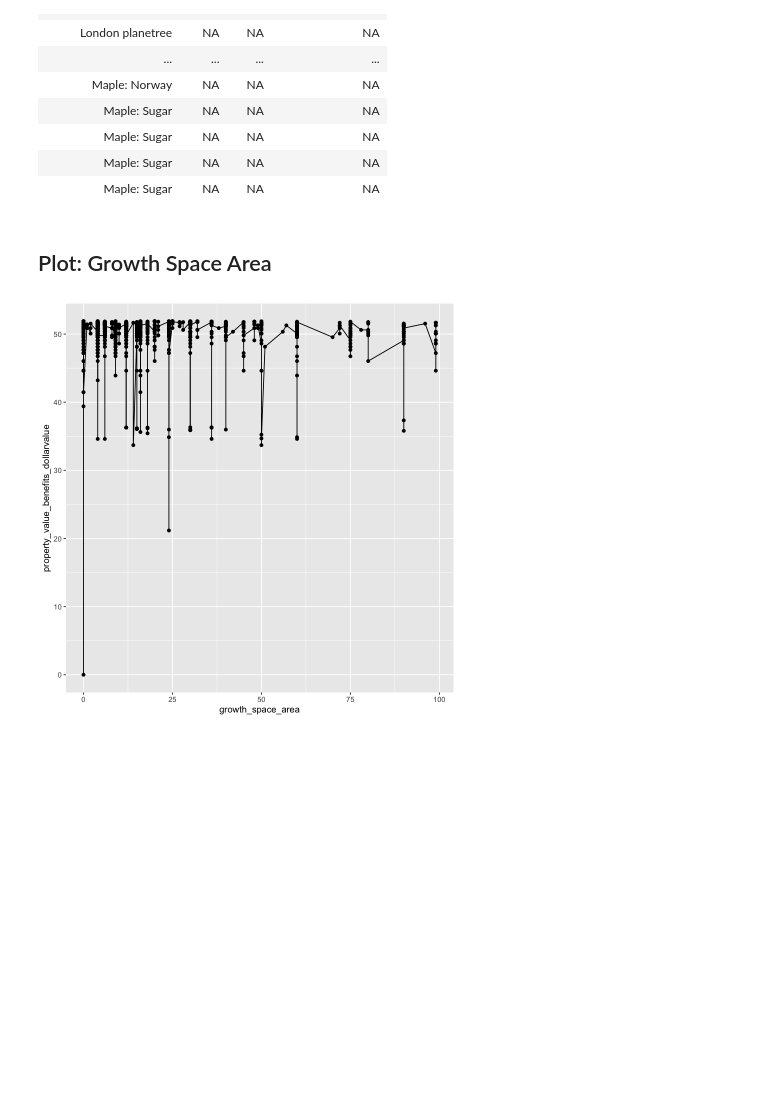
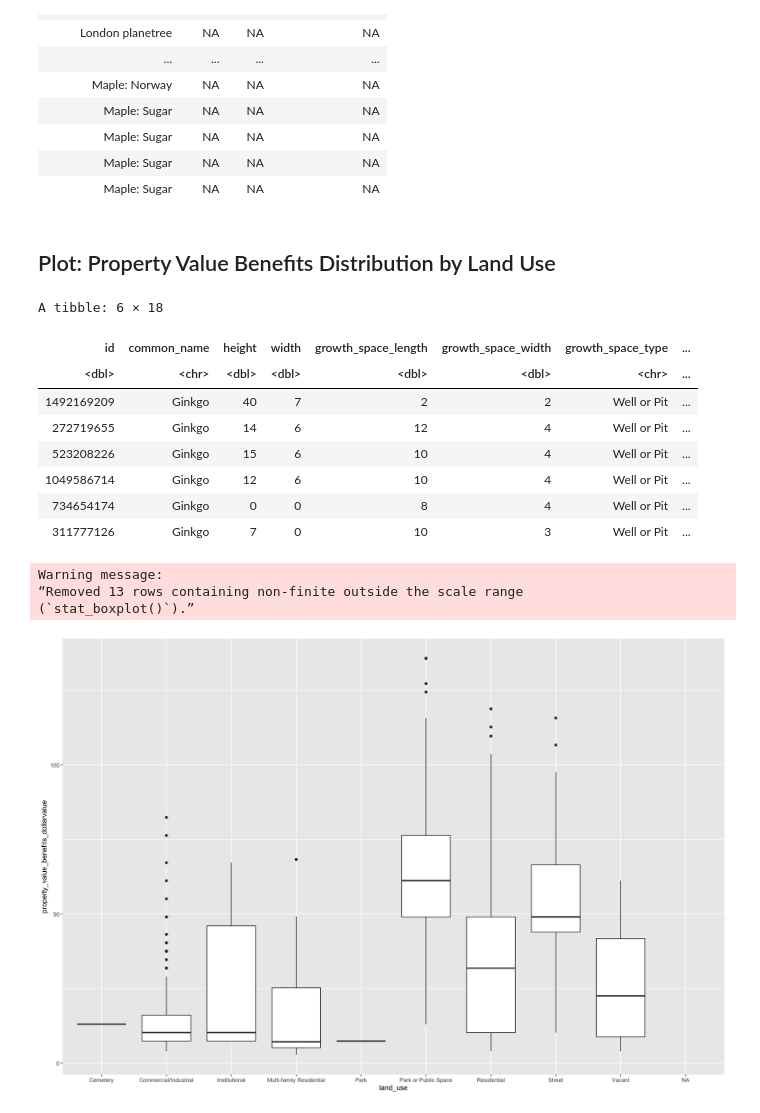
Before and after one commit to isaacbraun/data-analytics, a Jupyter notebook: r-labs/lab_1.ipynb, the cells around one changed output. Cells and saved outputs as stored; diff of their text form; code cells hidden in the pictures; blank space fills up the shorter version.

```diff
--- a/r-labs/lab_1.ipynb
+++ b/r-labs/lab_1.ipynb
@@ -272,12 +287,29 @@ A tibble: 4374 × 4
 | Maple: Sugar | NA | NA | NA |
 | Maple: Sugar | NA | NA | NA |
 # %% [markdown]
-## Plot: Growth Space Area
+## Plot: Property Value Benefits Distribution by Land Use
 # %%
-red_maple <- trees %>% filter(common_name == "Maple: Red" & growth_space_area < 100)
+red_maple <- trees %>% filter(common_name == "Ginkgo" & growth_space_area < 100)
 
-ggplot(red_maple, aes(x = growth_space_area, y = property_value_benefits_dollarvalue)) +
-  geom_line()+
-  geom_point()
+# Make Land Use a Factor
+red_maple$land_use <- as.factor(red_maple$land_use)
+head(red_maple)
+
+# Increase plot size
+options(repr.plot.width=15, repr.plot.height=10)
+# Create Box Plot
+ggplot(red_maple, aes(x = land_use, y = property_value_benefits_dollarvalue)) + geom_boxplot()
 # %% [output]
+A tibble: 6 × 18
+| id | common_name | height | width | growth_space_length | growth_space_width | growth_space_type | ... |
+| <dbl> | <chr> | <dbl> | <dbl> | <dbl> | <dbl> | <chr> | ... |
+| 1492169209 | Ginkgo | 40 | 7 | 2 | 2 | Well or Pit | ... |
+| 272719655 | Ginkgo | 14 | 6 | 12 | 4 | Well or Pit | ... |
+| 523208226 | Ginkgo | 15 | 6 | 10 | 4 | Well or Pit | ... |
+| 1049586714 | Ginkgo | 12 | 6 | 10 | 4 | Well or Pit | ... |
+| 734654174 | Ginkgo | 0 | 0 | 8 | 4 | Well or Pit | ... |
+| 311777126 | Ginkgo | 7 | 0 | 10 | 3 | Well or Pit | ... |
+Warning message:
+“Removed 13 rows containing non-finite outside the scale range
+(`stat_boxplot()`).”
-[figure, old version]
+[figure, new version]
```
Also changed, not shown: parts of 3 cells of this notebook.
